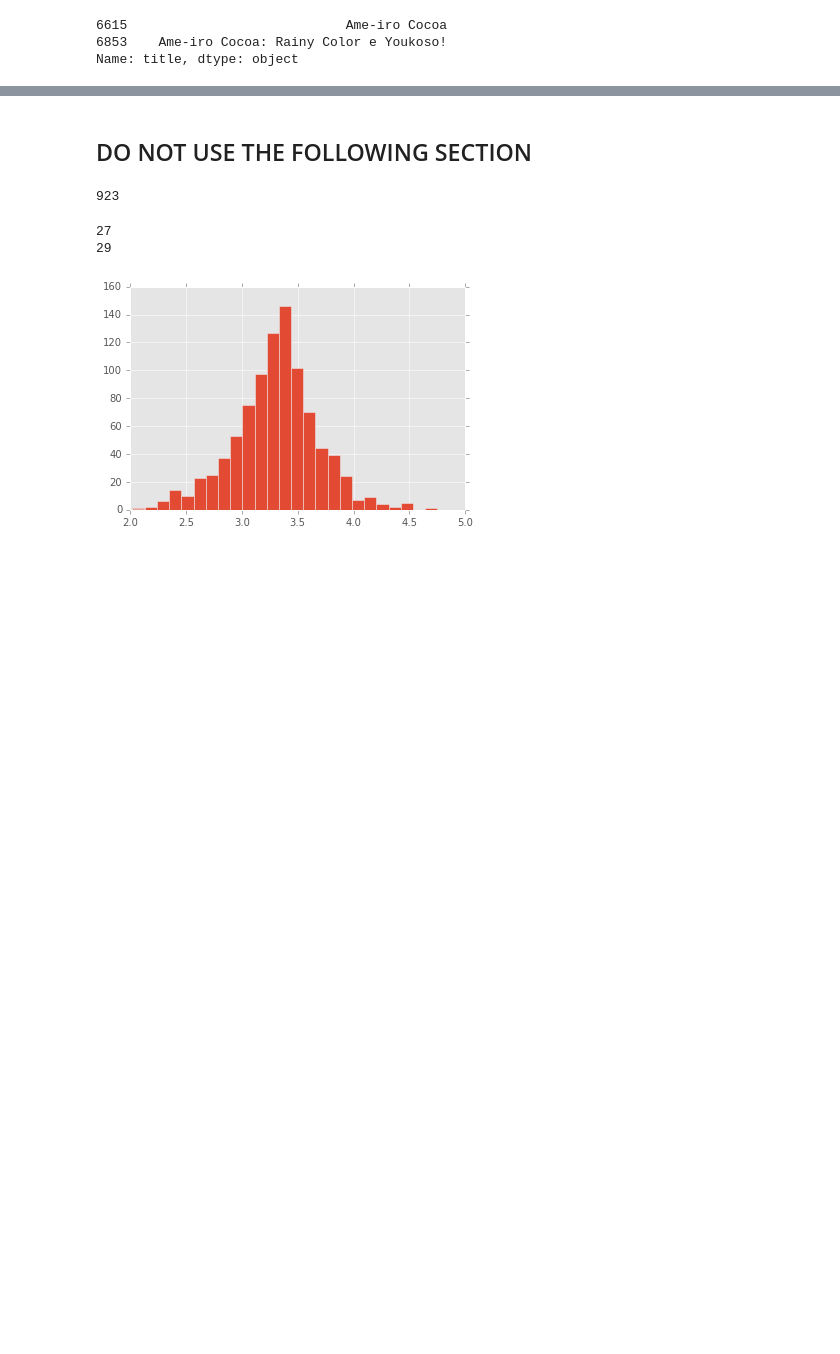
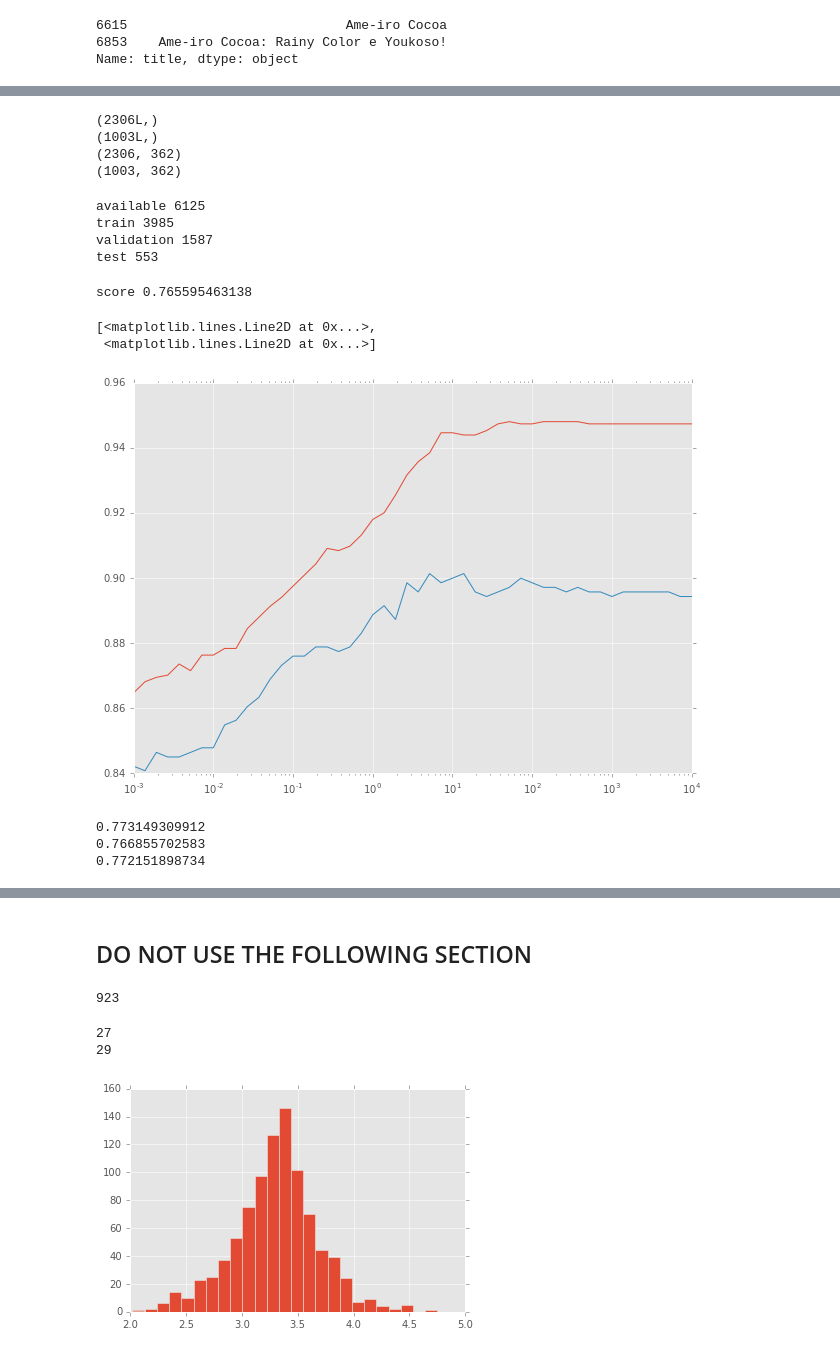
Before and after one commit to FourSwordKirby/MALDataScience, a Jupyter notebook: more_stats.ipynb, the cells around one changed output, grey strips where cells are left out. Saved outputs shown, nothing was run; the diff lists cells and outputs as text; code cells hidden in the pictures; blank space fills up the shorter version.

```diff
--- a/more_stats.ipynb
+++ b/more_stats.ipynb
@@ -740,0 +768,2 @@ Name: title, dtype: object
+# %%
+clean_df = MAL_df[MAL_df['hentai'] == 0].copy()
@@ -740,0 +909,78 @@ Name: title, dtype: object
+# %%
+# This does a random split of the data into training and cross validation
+np.random.seed(100)
+permute = np.random.permutation(clean_df.shape[0])
+permute_tr = permute[:train_df.shape[0]]
+permute_cv = permute[train_df.shape[0]:train_df.shape[0]+val_df.shape[0]]
+
+print permute_tr.shape
+print permute_cv.shape
+
+random_tr = clean_df.iloc[permute_tr]
+random_cv = clean_df.iloc[permute_cv]
+
+X_tr, y_tr = make_features(random_tr), make_labels(random_tr)
+X_cv, y_cv = make_features(random_cv), make_labels(random_cv)
+
+print X_tr.shape
+print X_cv.shape
+# %% [output]
+(2306L,)
+(1003L,)
+(2306, 362)
+(1003, 362)
+# %%
+# This uses everything, not just those in the extremes
+train_df, val_df, test_df = split_data_by_date(clean_df)
+print "available", clean_df.shape[0]
+print "train", train_df.shape[0]
+print "validation", val_df.shape[0]
+print "test", test_df.shape[0]
+
+X_tr, y_tr = make_features(train_df), make_labels(train_df)
+X_cv, y_cv = make_features(val_df), make_labels(val_df)
+X_test, y_test = make_features(test_df), make_labels(test_df)
+# %% [output]
+available 6125
+train 3985
+validation 1587
+test 553
+# %%
+from sklearn.ensemble import GradientBoostingClassifier
+
+clf = GradientBoostingClassifier()
+clf.fit(X_tr, y_tr)
+
+score = clf.score(X_cv, y_cv)
+print "score", score
+# %% [output]
+score 0.765595463138
+# %%
+from sklearn.linear_model import LogisticRegression
+
+clf = LogisticRegression()
+
+def get_err_reg(clf, X, y, X_cv, y_cv, C):
+    clf.C = C
+    clf.fit(X, y)
+    return np.array([clf.score(X, y), clf.score(X_cv, y_cv)])
+
+C = np.logspace(-3, 4, 50)
+errors = np.array([get_err_reg(clf, X_tr, y_tr, X_cv, y_cv, c) for c in C])
+
+matplotlib.rcParams['figure.figsize'] = (10.0, 7.0)
+plt.semilogx(C, errors[:,0], C, errors[:,1])
+# %% [output]
+[<matplotlib.lines.Line2D at 0x...>,
+ <matplotlib.lines.Line2D at 0x...>]
+[figure, added]
+# %%
+clf = LogisticRegression(C=.9)
+clf.fit(X_tr, y_tr)
+print clf.score(X_tr, y_tr)
+print clf.score(X_cv, y_cv)
+print clf.score(X_test, y_test)
+# %% [output]
+0.773149309912
+0.766855702583
+0.772151898734
```
Also changed, not shown: parts of 10 cells of this notebook.
